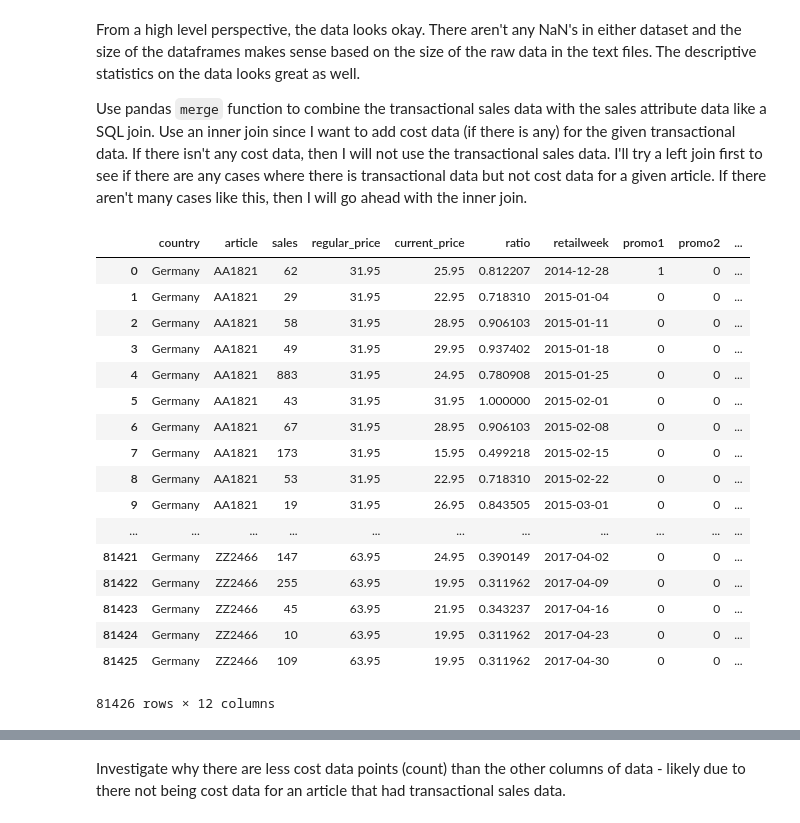
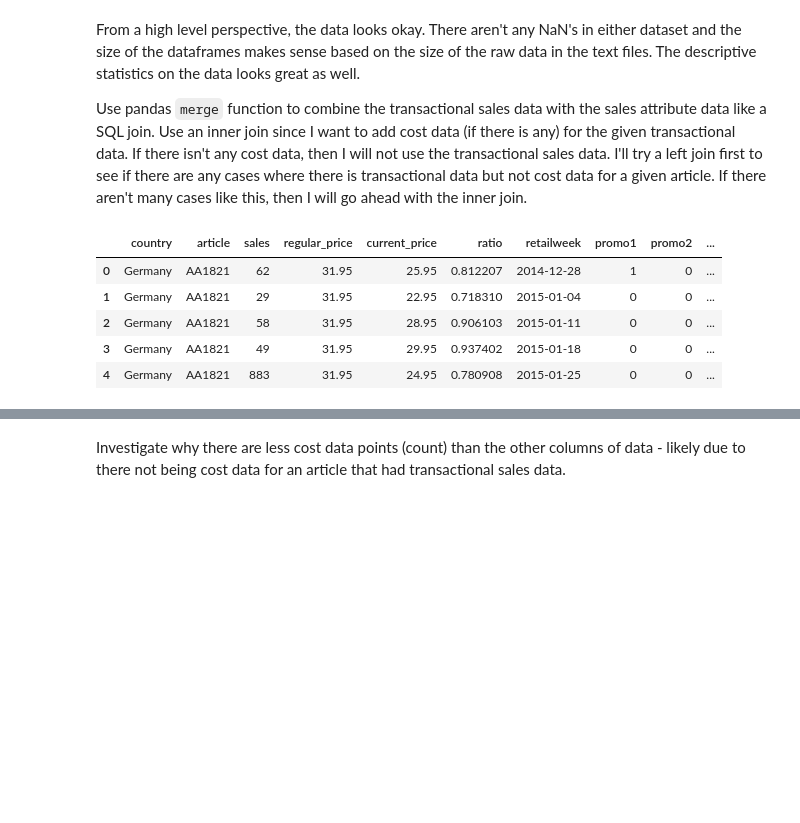
Before and after one commit to swekul/RetailSales_CaseStudy, a Jupyter notebook: RetailSales_DemandForecasting_McRoberts.ipynb, the cells around one changed output, grey strips where cells are left out. Cells and saved outputs as stored; diff of their text form; code cells hidden in the pictures; blank space fills up the shorter version.

```diff
--- a/RetailSales_DemandForecasting_McRoberts.ipynb
+++ b/RetailSales_DemandForecasting_McRoberts.ipynb
@@ -103,26 +119,14 @@ From a high level perspective, the data looks okay. There aren't any NaN's in ei
 Use pandas `merge` function to combine the transactional sales data with the sales attribute data like a SQL join. Use an inner join since I want to add cost data (if there is any) for the given transactional data. If there isn't any cost data, then I will not use the transactional sales data. I'll try a left join first to see if there are any cases where there is transactional data but not cost data for a given article. If there aren't many cases like this, then I will go ahead with the inner join.
 # %%
 data_leftJoined = pd.merge(data_sales, data_attribute, how = 'left', on = 'article')
-data_leftJoined
+data_leftJoined.head()
 # %% [output]
 |  | country | article | sales | regular_price | current_price | ratio | retailweek | promo1 | promo2 | ... |
 | 0 | Germany | AA1821 | 62 | 31.95 | 25.95 | 0.812207 | 2014-12-28 | 1 | 0 | ... |
 | 1 | Germany | AA1821 | 29 | 31.95 | 22.95 | 0.718310 | 2015-01-04 | 0 | 0 | ... |
 | 2 | Germany | AA1821 | 58 | 31.95 | 28.95 | 0.906103 | 2015-01-11 | 0 | 0 | ... |
 | 3 | Germany | AA1821 | 49 | 31.95 | 29.95 | 0.937402 | 2015-01-18 | 0 | 0 | ... |
 | 4 | Germany | AA1821 | 883 | 31.95 | 24.95 | 0.780908 | 2015-01-25 | 0 | 0 | ... |
-| 5 | Germany | AA1821 | 43 | 31.95 | 31.95 | 1.000000 | 2015-02-01 | 0 | 0 | ... |
-| 6 | Germany | AA1821 | 67 | 31.95 | 28.95 | 0.906103 | 2015-02-08 | 0 | 0 | ... |
-| 7 | Germany | AA1821 | 173 | 31.95 | 15.95 | 0.499218 | 2015-02-15 | 0 | 0 | ... |
-| 8 | Germany | AA1821 | 53 | 31.95 | 22.95 | 0.718310 | 2015-02-22 | 0 | 0 | ... |
-| 9 | Germany | AA1821 | 19 | 31.95 | 26.95 | 0.843505 | 2015-03-01 | 0 | 0 | ... |
-| ... | ... | ... | ... | ... | ... | ... | ... | ... | ... | ... |
-| 81421 | Germany | ZZ2466 | 147 | 63.95 | 24.95 | 0.390149 | 2017-04-02 | 0 | 0 | ... |
-| 81422 | Germany | ZZ2466 | 255 | 63.95 | 19.95 | 0.311962 | 2017-04-09 | 0 | 0 | ... |
-| 81423 | Germany | ZZ2466 | 45 | 63.95 | 21.95 | 0.343237 | 2017-04-16 | 0 | 0 | ... |
-| 81424 | Germany | ZZ2466 | 10 | 63.95 | 19.95 | 0.311962 | 2017-04-23 | 0 | 0 | ... |
-| 81425 | Germany | ZZ2466 | 109 | 63.95 | 19.95 | 0.311962 | 2017-04-30 | 0 | 0 | ... |
-81426 rows × 12 columns
 # %%
 data_leftJoined.describe()
 # %% [output]
```
Also changed, not shown: parts of 36 cells of this notebook.
